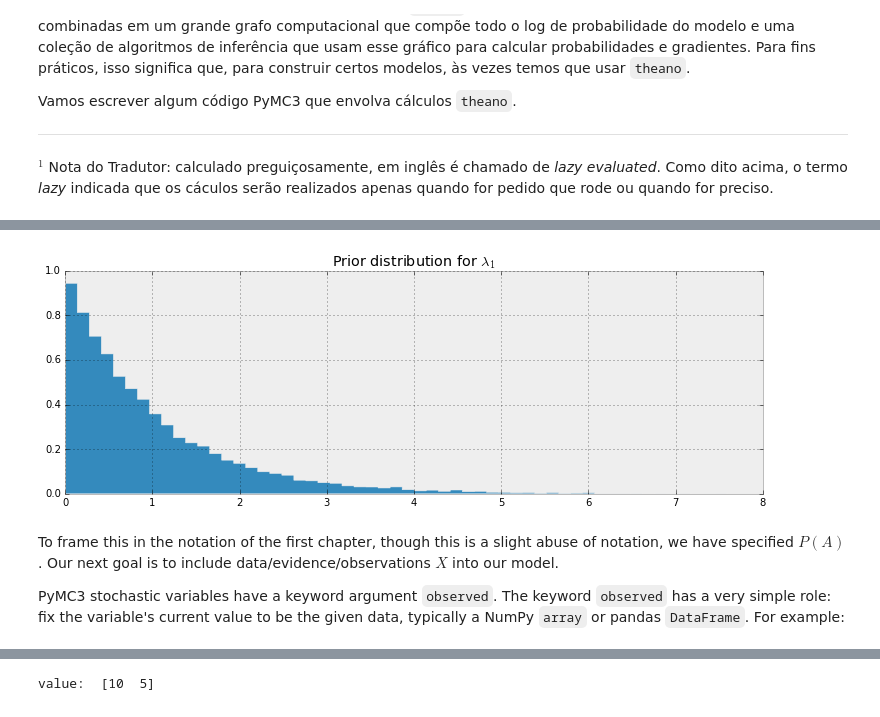
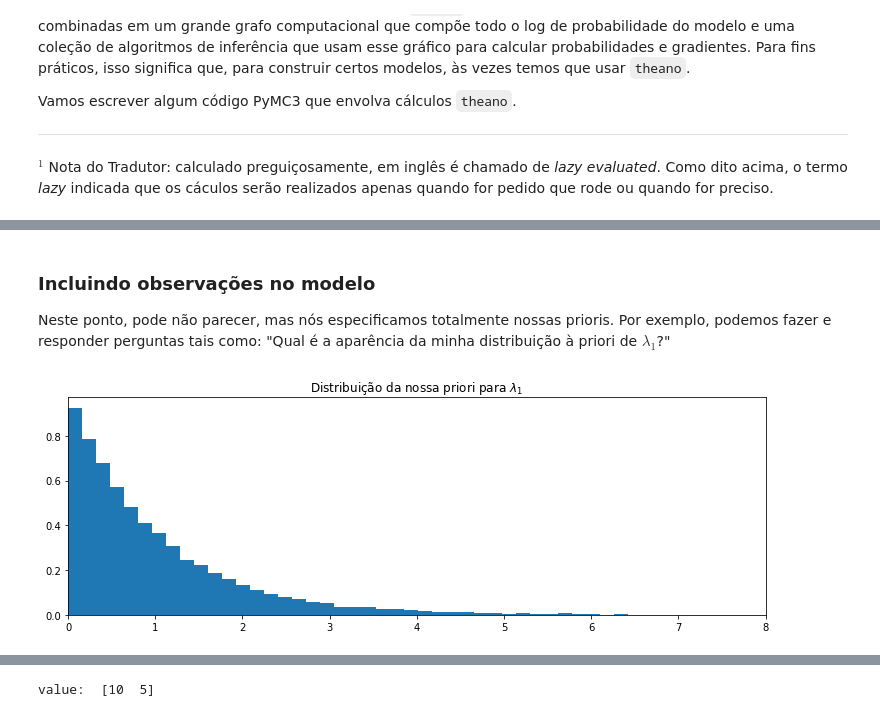
Before and after one commit to rodolphomacedo/Probabilistic-Programming-and-Bayesian-Methods-for-Hackers, a Jupyter notebook: Chapter2_MorePyMC/Ch2_MorePyMC_PyMC3_pt_BR.ipynb, the cells around one changed output, grey strips where cells are left out. Saved outputs shown, nothing was run; the diff lists cells and outputs as text; code cells hidden in the pictures.

Commit message:
Add new translates in Chapter 2

```diff
--- a/Chapter2_MorePyMC/Ch2_MorePyMC_PyMC3_pt_BR.ipynb
+++ b/Chapter2_MorePyMC/Ch2_MorePyMC_PyMC3_pt_BR.ipynb
@@ -198,18 +185,18 @@ At this point, it may not look like it, but we have fully specified our priors.
+# %% [markdown]
+### Incluindo observações no modelo
+
+Neste ponto, pode não parecer, mas nós especificamos totalmente nossas prioris. Por exemplo, podemos fazer e responder perguntas  tais como: "Qual é a aparência da minha distribuição à priori de $\lambda_1$?"
 # %%
 %matplotlib inline
 from IPython.core.pylabtools import figsize
 import matplotlib.pyplot as plt
 import scipy.stats as stats
 figsize(12.5, 4)
 
 
 samples = lambda_1.random(size=20000)
-plt.hist(samples, bins=70, normed=True, histtype="stepfilled")
-plt.title("Prior distribution for $\lambda_1$")
+plt.hist(samples, bins=70, density=True, histtype="stepfilled")
+plt.title("Distribuição da nossa priori para $\lambda_1$")
 plt.xlim(0, 8);
 # %% [output]
-[figure, old version]
+[figure, new version]
-# %% [markdown]
-To frame this in the notation of the first chapter, though this is a slight abuse of notation, we have specified $P(A)$. Our next goal is to include data/evidence/observations $X$ into our model.
-
-PyMC3 stochastic variables have a keyword argument `observed`. The keyword `observed` has a very simple role: fix the variable's current value to be the given data, typically a NumPy `array` or pandas `DataFrame`. For example:
```
Also changed, not shown: parts of 19 cells of this notebook.
